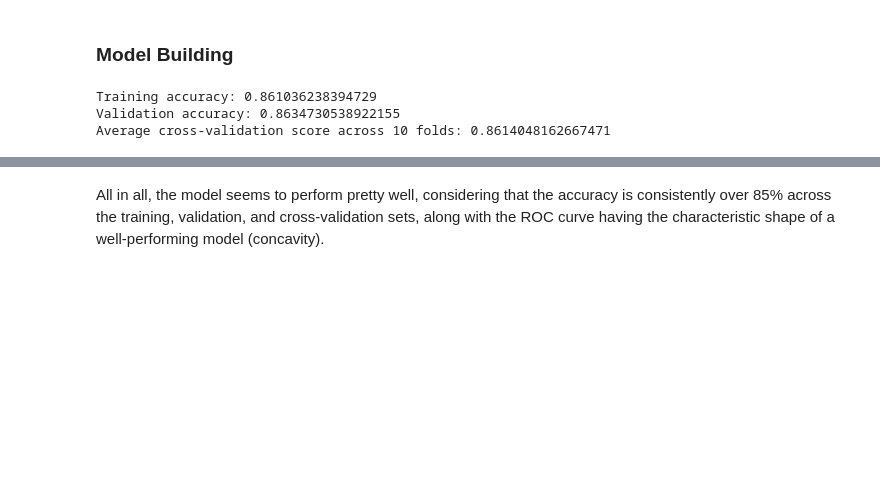
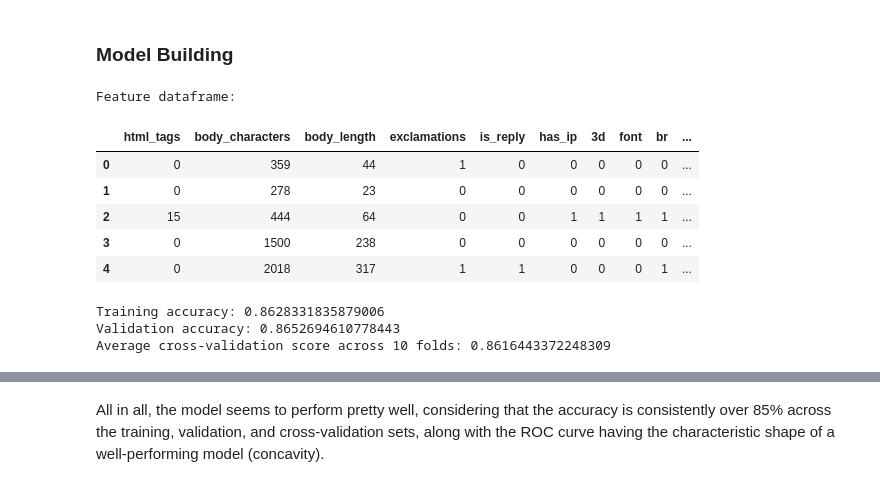
Before and after one commit to saltyjared/Spam-vs-Ham, a Jupyter notebook: analysis.ipynb, the cells around one changed output, grey strips where cells are left out. Drawn from its saved outputs; the diff is of its cells as text; code cells hidden in the pictures; blank space fills up the shorter version.

```diff
--- a/analysis.ipynb
+++ b/analysis.ipynb
@@ -356,24 +359,33 @@ from sklearn.metrics import accuracy_score, roc_curve
 # %% [markdown]
 ### Model Building
 # %%
-# Define processed as features X and outcome y
-X = train.iloc[:, 4:]
+# Define processed as features X and outcome y and exclude subject length
+X = train.iloc[:, 4:7].join(train.iloc[:, 8:])
 y = train['spam']
+print('Feature dataframe:')
+display(X.head())
 
 # Split data into training and validation sets and define a pipeline
 X_train, X_val, y_train, y_val = train_test_split(X, y, test_size=0.2, random_state=42)
 pipe = make_pipeline(StandardScaler(), LogisticRegression()) # First scales data, then trains a logistic regression model
 pipe.fit(X_train, y_train)
 
 # Generate predictions and scores for training, validation, and cross-validation
 train_preds = pipe.predict(X_train)
 val_preds = pipe.predict(X_val)
 print(f'Training accuracy: {accuracy_score(train_preds, y_train)}\nValidation accuracy: {accuracy_score(val_preds, y_val)}')
 print(f'Average cross-validation score across 10 folds: {cross_val_score(pipe, X, y, cv=10).mean()}')
 # %% [output]
-Training accuracy: 0.861036238394729
-Validation accuracy: 0.8634730538922155
-Average cross-validation score across 10 folds: 0.8614048162667471
+Feature dataframe:
+|  | html_tags | body_characters | body_length | exclamations | is_reply | has_ip | 3d | font | br | ... |
+| 0 | 0 | 359 | 44 | 1 | 0 | 0 | 0 | 0 | 0 | ... |
+| 1 | 0 | 278 | 23 | 0 | 0 | 0 | 0 | 0 | 0 | ... |
+| 2 | 15 | 444 | 64 | 0 | 0 | 1 | 1 | 1 | 1 | ... |
+| 3 | 0 | 1500 | 238 | 0 | 0 | 0 | 0 | 0 | 0 | ... |
+| 4 | 0 | 2018 | 317 | 1 | 1 | 0 | 0 | 0 | 1 | ... |
+Training accuracy: 0.8628331835879006
+Validation accuracy: 0.8652694610778443
+Average cross-validation score across 10 folds: 0.8616443372248309
 # %%
 # Generate receiver operating characteristic (ROC) curve as another metric of model performance
 train_probs = pipe.predict_proba(X)[::,1]
```
Also changed, not shown: parts of 4 cells of this notebook, 5 other files.
